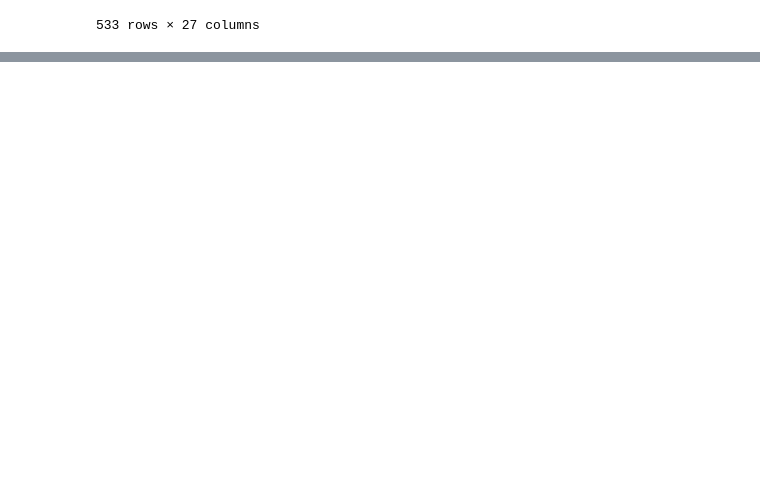
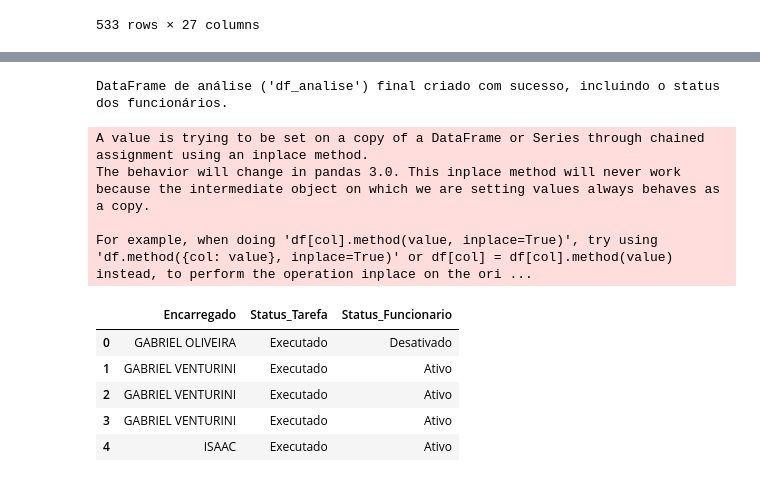
Before and after one commit to MironGMarins/dashboard_produtividade_streamlit, a Jupyter notebook: Graficos Contagem de Tarefas.ipynb, the cells around one changed output, grey strips where cells are left out. Cells and saved outputs as stored; diff of their text form; code cells hidden in the pictures; blank space fills up the shorter version.

```diff
--- a/Graficos Contagem de Tarefas.ipynb
+++ b/Graficos Contagem de Tarefas.ipynb
@@ -1666,0 +1811,72 @@ display(df_analise)
+# %%
+# ==============================================================================
+# PASSO 3: PREPARAÇÃO COMPLETA DOS DADOS (VERSÃO FINAL E UNIFICADA)
+# ==============================================================================
+
+# --- Tratamento e Criação de Colunas (df_grafico) ---
+df_grafico = df.copy()
+df_grafico['Peso'] = pd.to_numeric(df_grafico['Peso'], errors='coerce').fillna(0)
+df_grafico['Data Inicial'] = pd.to_datetime(df_grafico['Data Inicial'], errors='coerce')
+df_grafico['Data Final'] = pd.to_datetime(df_grafico['Data Final'], errors='coerce')
+# Esta é a coluna de STATUS DA TAREFA
+df_grafico['Status_Tarefa'] = np.where(df_grafico['Data Final'].isnull(), 'Aberto', 'Executado')
+data_hoje = pd.Timestamp.now().normalize()
+df_grafico['Data Final (aberta)'] = df_grafico['Data Final'].fillna(data_hoje)
+
+# --- Criação da Tabela Calendário ---
+data_inicio = df_grafico['Data Inicial'].min()
+data_fim = pd.Timestamp.now()
+tabela_calendario = pd.DataFrame({"Date": pd.date_range(start=data_inicio, end=data_fim, freq='D')})
+tabela_calendario['Ano'] = tabela_calendario['Date'].dt.year
+tabela_calendario['Nome Mês'] = tabela_calendario['Date'].dt.strftime('%b').str.capitalize()
+tabela_calendario['Mes_Ano_Abrev'] = tabela_calendario['Nome Mês'] + '/' + tabela_calendario['Date'].dt.strftime('%y')
+tabela_calendario['Ano-Mês'] = tabela_calendario['Date'].dt.strftime('%Y-%m')
+tabela_calendario['Dia'] = tabela_calendario['Date'].dt.day
+tabela_calendario['Dia da Semana'] = tabela_calendario['Date'].dt.dayofweek + 1
+tabela_calendario['Nome Dia Semana'] = tabela_calendario['Dia da Semana'].map({1:'seg', 2:'ter', 3:'qua', 4:'qui', 5:'sex', 6:'sab', 7:'dom'})
+tabela_calendario['Semana do Mês'] = (tabela_calendario['Date'].dt.dayofweek + (tabela_calendario['Date'].dt.day - 1)).floordiv(7) + 1
+
+# --- União com a Tabela Calendário ---
+df_analise_temp = pd.merge(
+    left=df_grafico,
+    right=tabela_calendario,
+    how='left',
+    left_on='Data Final (aberta)',
+    right_on='Date'
+).drop(columns=['Date'])
+
+# --- Carregamento e União com os Dados da Equipe ---
+try:
+    worksheet_equipe = spreadsheet.worksheet('Equipes')
+    dados_equipe_lista = worksheet_equipe.get_all_values()
+    df_equipe = pd.DataFrame(dados_equipe_lista[1:], columns=dados_equipe_lista[0])
+    # Renomeamos para 'Status_Funcionario' para ser super claro e evitar conflitos
+    df_equipe.rename(columns={'Status': 'Status_Funcionario'}, inplace=True)
+except gspread.exceptions.WorksheetNotFound:
+    print("AVISO: A aba 'Equipes' não foi encontrada. A coluna de status do funcionário não será adicionada.")
+    df_equipe = pd.DataFrame(columns=['Nome', 'Status_Funcionario'])
+
+# --- Merge Final para criar o df_analise ---
+df_analise = pd.merge(
+    df_analise_temp,
+    df_equipe,
+    how='left',
+    left_on='Encarregado',
+    right_on='Nome'
+)
+df_analise['Status_Funcionario'].fillna('Outros', inplace=True)
+
+print("\nDataFrame de análise ('df_analise') final criado com sucesso, incluindo o status dos funcionários.")
+display(df_analise[['Encarregado', 'Status_Tarefa', 'Status_Funcionario']].head())
+# %% [output]
+DataFrame de análise ('df_analise') final criado com sucesso, incluindo o status dos funcionários.
+A value is trying to be set on a copy of a DataFrame or Series through chained assignment using an inplace method.
+The behavior will change in pandas 3.0. This inplace method will never work because the intermediate object on which we are setting values always behaves as a copy.
+
+For example, when doing 'df[col].method(value, inplace=True)', try using 'df.method({col: value}, inplace=True)' or df[col] = df[col].method(value) instead, to perform the operation inplace on the ori ...
+|  | Encarregado | Status_Tarefa | Status_Funcionario |
+| 0 | GABRIEL OLIVEIRA | Executado | Desativado |
+| 1 | GABRIEL VENTURINI | Executado | Ativo |
+| 2 | GABRIEL VENTURINI | Executado | Ativo |
+| 3 | GABRIEL VENTURINI | Executado | Ativo |
+| 4 | ISAAC | Executado | Ativo |
```
Also changed, not shown: parts of 30 cells of this notebook, 2 other files.
